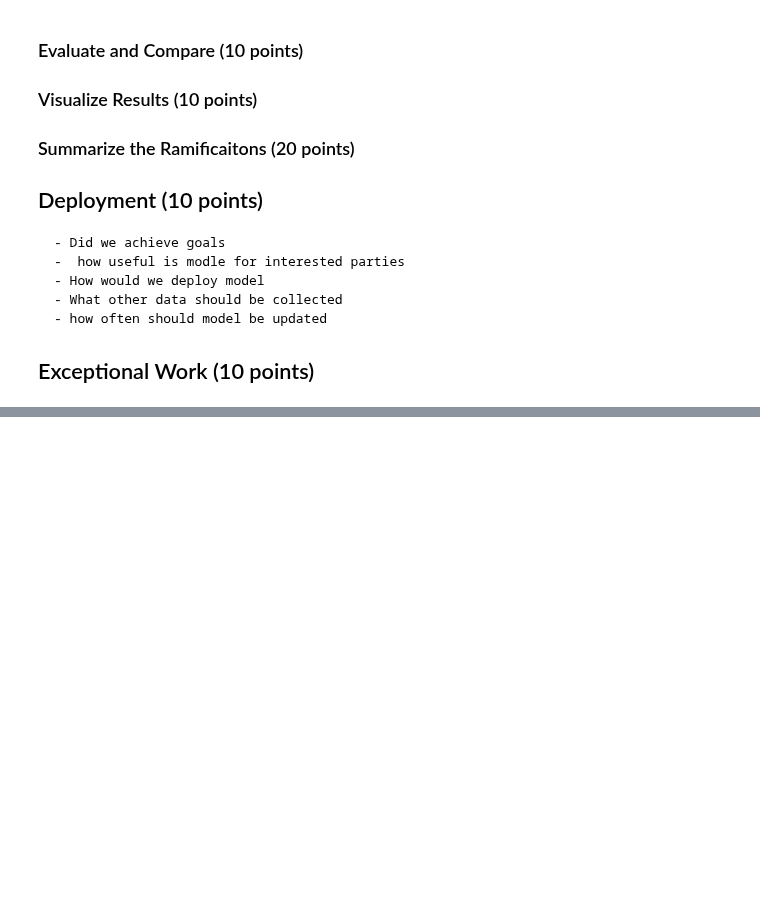
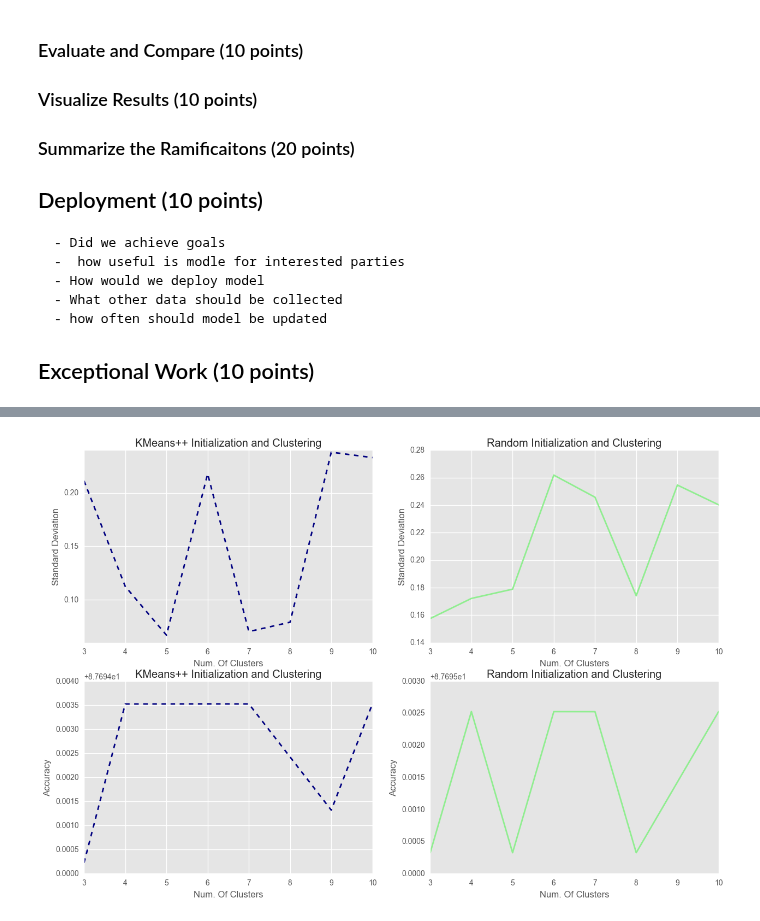
Before and after one commit to ChrisIrwin5620/Data-Mining-Group-Project, a Jupyter notebook: PythonCode/Project 3/Lab 3 Outline.ipynb, the cells around one changed output, grey strips where cells are left out. Saved outputs shown, nothing was run; the diff lists cells and outputs as text; code cells hidden in the pictures; blank space fills up the shorter version.

```diff
--- a/PythonCode/Project 3/Lab 3 Outline.ipynb
+++ b/PythonCode/Project 3/Lab 3 Outline.ipynb
@@ -59,0 +456,61 @@ Details for each of the following subsections differ depending on the option we
+# %%
+#Craete Random DataFrame
+dfKmeansRandomValues = dfKmeansValues.loc[dfKmeansValues['init'] == 'random']
+
+#Create Kmean++ Dataframe
+dfKmeansPlusValues = dfKmeansValues.loc[dfKmeansValues['init'] == 'k-means++']
+
+#Create Graphs
+
+f, ax = plt.subplots(figsize=(15, 10))
+
+f.title = plt.title("Initialization and Clustering Effect on Std Dev")
+
+plt.subplot(2,2,1)
+plt.ylabel('Standard Deviation')
+plt.xticks(dfKmeansRandomValues.groupingCnt)
+plt.xlabel('Num. Of Clusters')
+plt.legend(loc='best')
+plt.title('KMeans++ Initialization and Clustering')
+plt.plot(dfKmeansPlusValues.groupingCnt,dfKmeansPlusValues.StdDev, '--', color='navy', linewidth=2,label='KMeans++')
+for xy in zip(dfKmeansPlusValues.groupingCnt,dfKmeansPlusValues.StdDev):
+    ax.annotate('(%s, %s)' % xy, xy=xy, textcoords='data')
+
+
+plt.subplot(2,2,2)
+plt.ylabel('Standard Deviation')
+plt.xticks(dfKmeansRandomValues.groupingCnt)
+plt.xlabel('Num. Of Clusters')
+plt.legend(loc='best')
+plt.title('Random Initialization and Clustering')
+plt.plot(dfKmeansRandomValues.groupingCnt,dfKmeansRandomValues.StdDev, color='lightgreen', linewidth=2,label='Random')
+for xy in zip(dfKmeansRandomValues.groupingCnt,dfKmeansRandomValues.StdDev):
+    ax.annotate('(%s, %s)' % xy, xy=xy, textcoords='data')
+
+
+plt.subplot(2,2,3)
+plt.ylabel('Accuracy')
+plt.xticks(dfKmeansRandomValues.groupingCnt)
+plt.xlabel('Num. Of Clusters')
+plt.legend(loc='best')
+plt.title('KMeans++ Initialization and Clustering')
+plt.plot(dfKmeansPlusValues.groupingCnt,dfKmeansPlusValues.accuracy, '--', color='navy', linewidth=2,label='KMeans++')
+for xy in zip(dfKmeansPlusValues.groupingCnt,dfKmeansPlusValues.accuracy):
+    ax.annotate('(%s, %s)' % xy, xy=xy, textcoords='data')
+
+
+plt.subplot(2,2,4)
+plt.ylabel('Accuracy')
+plt.xticks(dfKmeansRandomValues.groupingCnt)
+plt.xlabel('Num. Of Clusters')
+plt.legend(loc='best')
+plt.title('Random Initialization and Clustering')
+plt.plot(dfKmeansRandomValues.groupingCnt,dfKmeansRandomValues.accuracy, color='lightgreen', linewidth=2,label='Random')
+for xy in zip(dfKmeansRandomValues.groupingCnt,dfKmeansRandomValues.accuracy):
+    ax.annotate('(%s, %s)' % xy, xy=xy, textcoords='data')
+
+
+plt.grid()
+plt.show()
+# %% [output]
+[figure, added]
```
Also changed, not shown: parts of 15 cells of this notebook.
